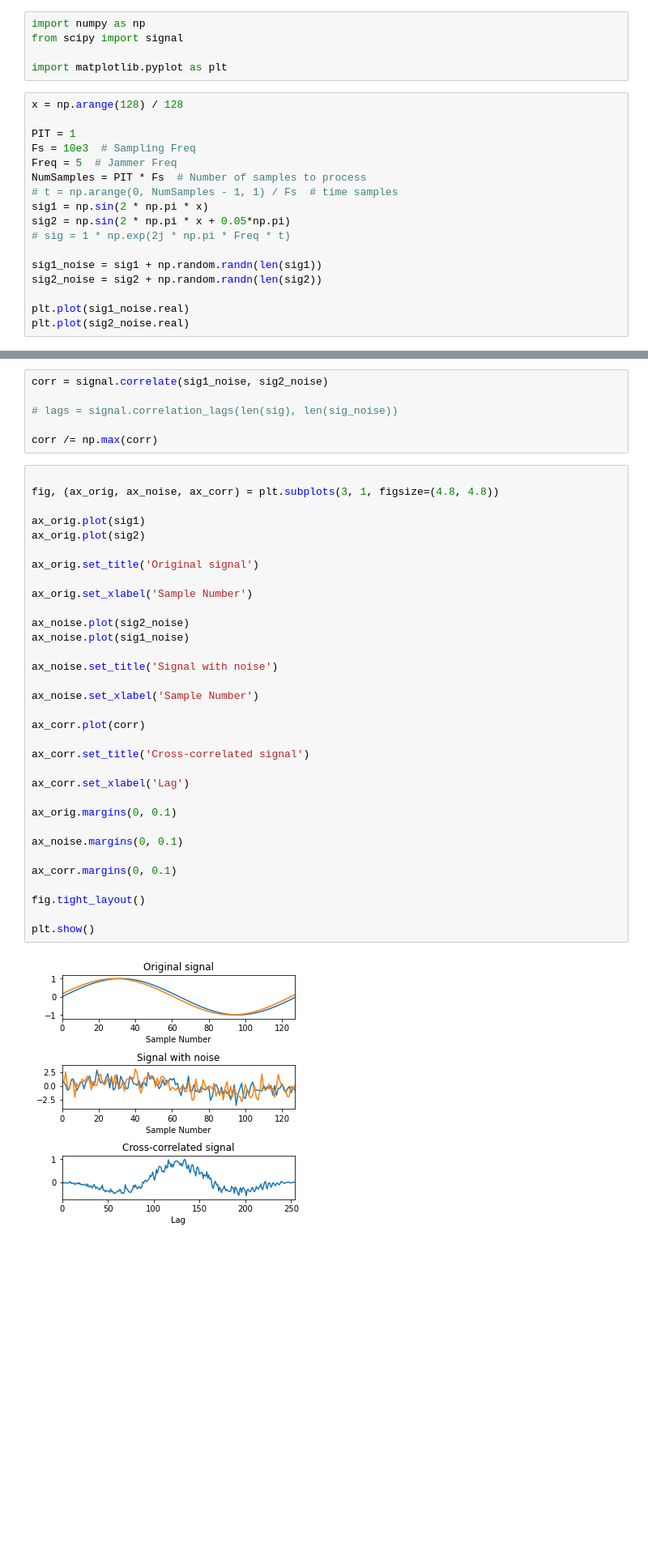
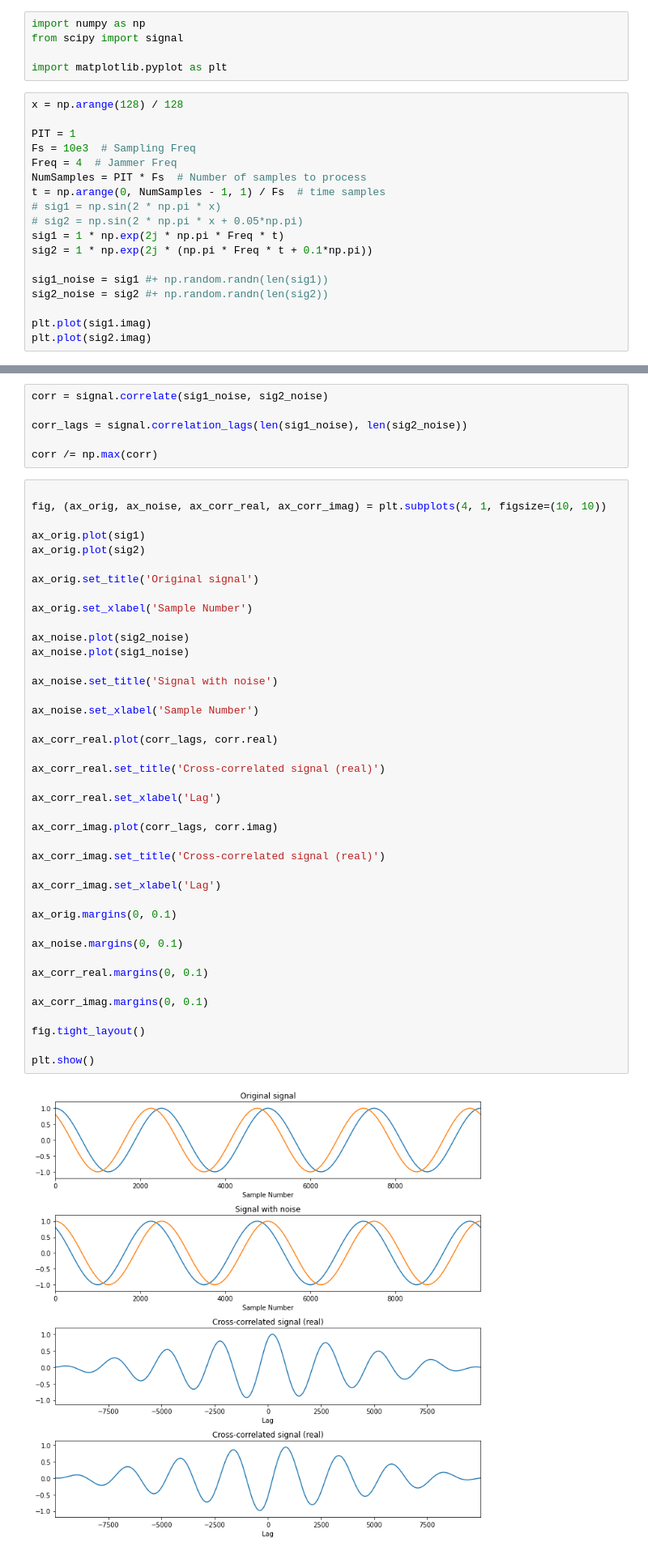
Before and after one commit to EdmondLeahy/InterferenceGeolocation, a Jupyter notebook: ScipyExample.ipynb, the cells around one changed output, grey strips where cells are left out. Shown at 81% size. Cells and saved outputs as stored; diff of their text form; blank space fills up the shorter version.

Commit message:
comlex corr finished
I still don't understand

```diff
--- a/ScipyExample.ipynb
+++ b/ScipyExample.ipynb
@@ -11,17 +11,18 @@ x = np.arange(128) / 128
 
 PIT = 1
 Fs = 10e3  # Sampling Freq
-Freq = 5  # Jammer Freq
+Freq = 4  # Jammer Freq
 NumSamples = PIT * Fs  # Number of samples to process
-# t = np.arange(0, NumSamples - 1, 1) / Fs  # time samples
-sig1 = np.sin(2 * np.pi * x)
-sig2 = np.sin(2 * np.pi * x + 0.05*np.pi)
-# sig = 1 * np.exp(2j * np.pi * Freq * t)
+t = np.arange(0, NumSamples - 1, 1) / Fs  # time samples
+# sig1 = np.sin(2 * np.pi * x)
+# sig2 = np.sin(2 * np.pi * x + 0.05*np.pi)
+sig1 = 1 * np.exp(2j * np.pi * Freq * t)
+sig2 = 1 * np.exp(2j * (np.pi * Freq * t + 0.1*np.pi))
 
-sig1_noise = sig1 + np.random.randn(len(sig1))
-sig2_noise = sig2 + np.random.randn(len(sig2))
+sig1_noise = sig1 #+ np.random.randn(len(sig1))
+sig2_noise = sig2 #+ np.random.randn(len(sig2))
 
-plt.plot(sig1_noise.real)
-plt.plot(sig2_noise.real)
+plt.plot(sig1.imag)
+plt.plot(sig2.imag)
 # %% [output]
 [<matplotlib.lines.Line2D at 0x...>]
@@ -29,41 +30,49 @@ plt.plot(sig2_noise.real)
 # %%
 corr = signal.correlate(sig1_noise, sig2_noise)
 
-# lags = signal.correlation_lags(len(sig), len(sig_noise))
+corr_lags = signal.correlation_lags(len(sig1_noise), len(sig2_noise))
 
 corr /= np.max(corr)
 # %%
 
-fig, (ax_orig, ax_noise, ax_corr) = plt.subplots(3, 1, figsize=(4.8, 4.8))
+fig, (ax_orig, ax_noise, ax_corr_real, ax_corr_imag) = plt.subplots(4, 1, figsize=(10, 10))
 
 ax_orig.plot(sig1)
 ax_orig.plot(sig2)
 
 ax_orig.set_title('Original signal')
 
 ax_orig.set_xlabel('Sample Number')
 
 ax_noise.plot(sig2_noise)
 ax_noise.plot(sig1_noise)
 
 ax_noise.set_title('Signal with noise')
 
 ax_noise.set_xlabel('Sample Number')
 
-ax_corr.plot(corr)
+ax_corr_real.plot(corr_lags, corr.real)
 
-ax_corr.set_title('Cross-correlated signal')
+ax_corr_real.set_title('Cross-correlated signal (real)')
 
-ax_corr.set_xlabel('Lag')
+ax_corr_real.set_xlabel('Lag')
+
+ax_corr_imag.plot(corr_lags, corr.imag)
+
+ax_corr_imag.set_title('Cross-correlated signal (real)')
+
+ax_corr_imag.set_xlabel('Lag')
 
 ax_orig.margins(0, 0.1)
 
 ax_noise.margins(0, 0.1)
 
-ax_corr.margins(0, 0.1)
+ax_corr_real.margins(0, 0.1)
+
+ax_corr_imag.margins(0, 0.1)
 
 fig.tight_layout()
 
 plt.show()
 # %% [output]
-[figure, old version]
+[figure, new version]
```
Also changed, not shown: parts of 3 cells of this notebook, 1 other file.
